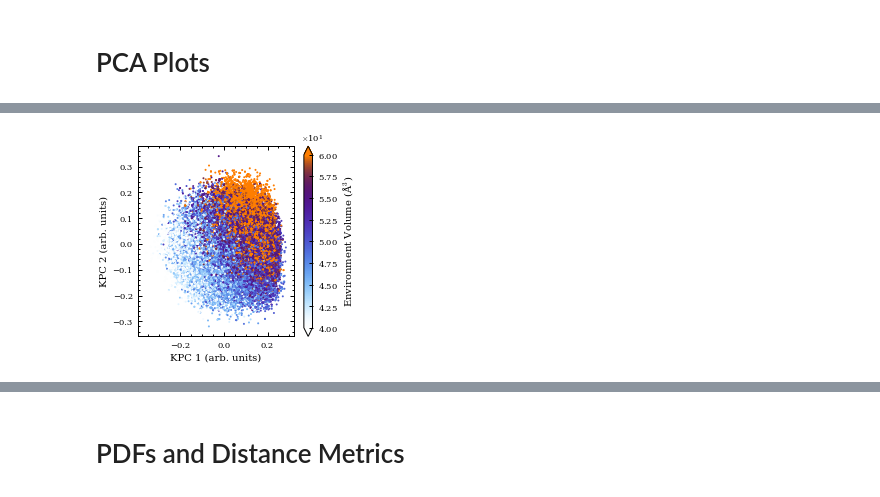
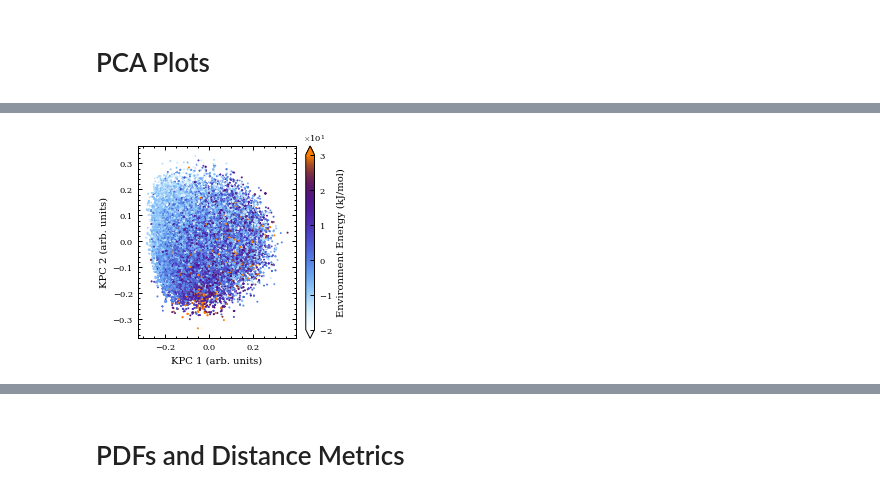
Before and after one commit to bhelfrecht/zeolites_soap, a Jupyter notebook: DEEM-IZA.ipynb, the cells around one changed output, grey strips where cells are left out. Cells and saved outputs as stored; diff of their text form; code cells hidden in the pictures.

```diff
--- a/DEEM-IZA.ipynb
+++ b/DEEM-IZA.ipynb
@@ -777,35 +928,27 @@ figVol.savefig('../Results/DEEM_1k/kpca-vol_6.0.pdf', bbox_inches='tight')
 # %%
-# Load DEEM 10k PCA (6.0 A SOAP cutoff) and structure volumes
-nEnv = 505461 # Number of Si environments in DEEM 10k dataset
-nPlot = 50000 # Number of Si environments to plot
-nBatch = 10 # Number of batches for DEEM data
-randomIdxs = np.arange(0, nEnv)
-np.random.shuffle(randomIdxs)
-plotIdxs = randomIdxs[0:nPlot]
-
-print plotIdxs
+# Load DEEM PCA (6.0 A SOAP cutoff) and structure energies_10k_6A
 n = 0
-pcaDEEM = []
+pcaDEEM_10k_6A = []
+energies_10k_6A = []
 for i in range(0, nBatch):
-    ipcaDEEM = np.load('../Processed_Data/DEEM_10k/PCA/6.0/kpca-%d.npy' % i)
+    ipcaDEEM_10k_6A = np.load('../Processed_Data/DEEM_10k/PCA/6.0/kpca-%d.npy' % i)
+    ienergy = np.loadtxt('../Processed_Data/DEEM_10k/Energy/6.0/Gaussian/envProperties-%d.dat' % i)
     subIdxs = np.intersect1d(plotIdxs[np.where(plotIdxs >= n)],
-                            plotIdxs[np.where(plotIdxs < (n+len(ipcaDEEM)))]) - n
-    n += len(ipcaDEEM)
-    pcaDEEM.append(ipcaDEEM[subIdxs])
-pcaDEEM = np.concatenate(pcaDEEM)
-plotIdxs.sort()
-
-volumes = np.loadtxt('../Processed_Data/DEEM_10k/Volume/6.0/envProperties.dat')[plotIdxs]
-
-#pcaDEEM = np.load('../Processed_Data/DEEM_10k/PCA/6.0/kpca-4.npy')
-#volumes = np.loadtxt('../Processed_Data/DEEM_10k/Volume/6.0/envProperties-4.dat')
+                            plotIdxs[np.where(plotIdxs < (n+len(ipcaDEEM_10k_6A)))]) - n
+    n += len(ipcaDEEM_10k_6A)
+    pcaDEEM_10k_6A.append(ipcaDEEM_10k_6A[subIdxs])
+    energies_10k_6A.append(ienergy[subIdxs])
+pcaDEEM_10k_6A = np.concatenate(pcaDEEM_10k_6A)
+energies_10k_6A = np.concatenate(energies_10k_6A)
 
 ### 2D PCA ###
-figPCA = plt.figure(figsize=(3.5, 3.5))
+figPCA = plt.figure(figsize=(3.54, 3.54))
 axsScat = figPCA.add_subplot(1, 1, 1)
 
-scatDEEM = axsScat.scatter(pcaDEEM[:, 0], pcaDEEM[:, 1], c=volumes, cmap=plt.get_cmap('cbarHot'),
-                           edgecolor='k', linewidths=0.0, alpha=1.0, vmin=40, vmax=60)
+scatDEEM = axsScat.scatter(pcaDEEM_10k_6A[:, 0], pcaDEEM_10k_6A[:, 1], c=energies_10k_6A,
+                           cmap=plt.get_cmap('cbarHot'),
+                           edgecolor='k', linewidths=0.0, alpha=1.0, vmin=-20, vmax=30)
+
 axsScat.set_xlabel('KPC 1 (arb. units)')
 axsScat.set_ylabel('KPC 2 (arb. units)')
 
@@ -818,18 +961,18 @@ CB.ax.minorticks_off()
 txt = CB.ax.yaxis.get_offset_text()
 txt.set_va('bottom')
 txt.set_ha('center')
-CB.set_label(ur'Environment Volume (\u00c5$^3$)')
+CB.set_label('Environment Energy (kJ/mol)')
 
-figPCA.savefig('../Results/DEEM_10k/kpca-DEEM_volumes_6.0.pdf', bbox_inches='tight')
+figPCA.savefig('../Results/DEEM_10k/kpca-DEEM_energies_10k_6A_6.0.pdf', bbox_inches='tight')
 plt.show()
 
 ### 3D PCA ###
-fig3D = plt.figure(figsize=(7.0, 3.5))
+fig3D = plt.figure(figsize=(7.0, 3.54))
 axs3D = fig3D.add_subplot(1, 1, 1, projection='3d')
 
-scatDEEM3D = axs3D.scatter(pcaDEEM[:, 0], pcaDEEM[:, 1], pcaDEEM[:, 2], c=volumes,
+scatDEEM3D = axs3D.scatter(pcaDEEM_10k_6A[:, 0], pcaDEEM_10k_6A[:, 1], pcaDEEM_10k_6A[:, 2], c=energies_10k_6A,
                            cmap=plt.get_cmap('cbarHot'), edgecolor='k', linewidths=0.0,
-                           alpha=1.0, vmin=40, vmax=60)
+                           alpha=1.0, vmin=-20, vmax=30)
 axs3D.set_xlabel('KPC 1 (arb. units)', labelpad=20)
 axs3D.set_ylabel('KPC 2 (arb. units)', labelpad=20)
 axs3D.set_zlabel('KPC 3 (arb. units)', labelpad=10)
@@ -845,47 +988,8 @@ CB3D.ax.minorticks_off()
 txt = CB3D.ax.yaxis.get_offset_text()
 txt.set_va('bottom')
 txt.set_ha('center')
-CB3D.set_label(ur'Environment Volume (\u00c5$^3$)')
+CB3D.set_label('Environment Energy (kJ/mol)')
 
-fig3D.savefig('../Results/DEEM_10k/kpca-DEEM_volumes_6.0_3D.pdf', bbox_inches='tight')
-
-### Volume Correlation ###
-figVol = plt.figure(figsize=(3.5, 1.75))
-axsVol1 = figVol.add_subplot(1, 2, 1)
-axsVol2 = figVol.add_subplot(1, 2, 2)
-
-x1 = np.linspace(pcaDEEM[:, 0].min(), pcaDEEM[:, 0].max(), 100)
-x2 = np.linspace(pcaDEEM[:, 1].min(), pcaDEEM[:, 1].max(), 100)
-y = np.linspace(volumes.min(), volumes.max(), 100)
-
-xx1, yy1 = np.meshgrid(x1, y)
-xx2, yy2 = np.meshgrid(x2, y)
-pos1 = np.vstack([xx1.ravel(), yy1.ravel()])
-pos2 = np.vstack([xx2.ravel(), yy2.ravel()])
-
-kde1 = gaussian_kde(np.vstack([pcaDEEM[:, 0], volumes]))
-kde2 = gaussian_kde(np.vstack([pcaDEEM[:, 1], volumes]))
-
-zz1 = np.reshape(kde1(pos1).T, xx1.shape)
-zz2 = np.reshape(kde2(pos2).T, xx2.shape)
-
-levels1f = np.logspace(-3, np.log10(zz1.max()), 50)
-levels2f = np.logspace(-3, np.log10(zz2.max()), 50)
-
-levels1 = np.logspace(-3, np.log10(zz1.max()), 5)
-levels2 = np.logspace(-3, np.log10(zz2.max()), 5)
-
-axsVol1.contourf(xx1, yy1, zz1, levels=levels1f)
-axsVol2.contourf(xx2, yy2, zz2, levels=levels2f)
-#axsVol1.scatter(-pcaDEEM[:, 0], volumes, c='#aa0000', alpha=0.1)
-#axsVol2.scatter(pcaDEEM[:, 1], volumes, c='#000080', alpha=0.1)
-axsVol1.contour(xx1, yy1, zz1, levels=levels1, colors='k')
-axsVol2.contour(xx2, yy2, zz2, levels=levels2, colors='k')
-axsVol1.set_xlabel('KPC 1 (arb. units)')
-axsVol2.set_xlabel('KPC 2 (arb. units)')
-axsVol1.set_ylabel('Environment\nVolume\n' + ur'(\u00c5$^3$)')
-axsVol2.yaxis.set_ticklabels([])
-figVol.subplots_adjust(wspace=0.1)
-
-figVol.savefig('../Results/DEEM_10k/kpca-vol_6.0.pdf', bbox_inches='tight')
+fig3D.savefig('../Results/DEEM_10k/kpca-DEEM_energies_10k_6A_6.0_3D.pdf', bbox_inches='tight')
+plt.show()
 # %% [output]
@@ -893 +996 @@ figVol.savefig('../Results/DEEM_10k/kpca-vol_6.0.pdf', bbox_inches='tight')
-[figure, old version]
+[figure, new version]
```
Also changed, not shown: parts of 35 cells of this notebook, 2 other files.
